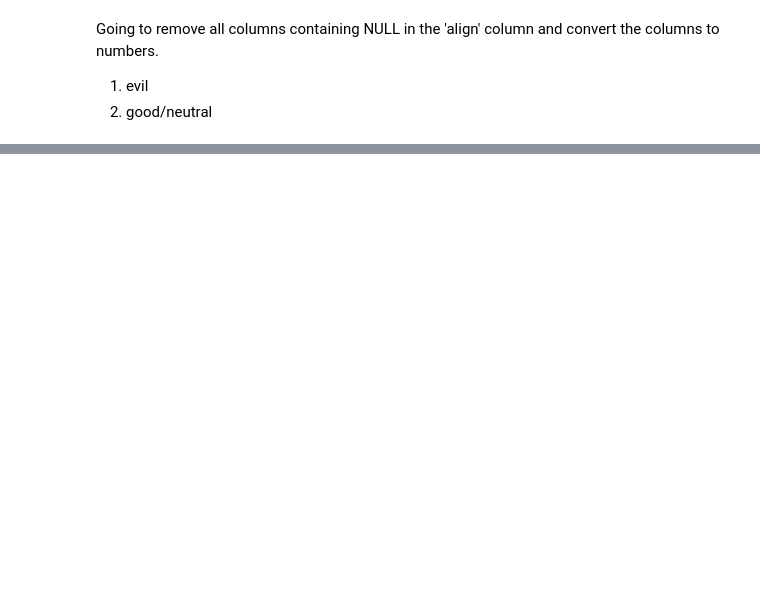
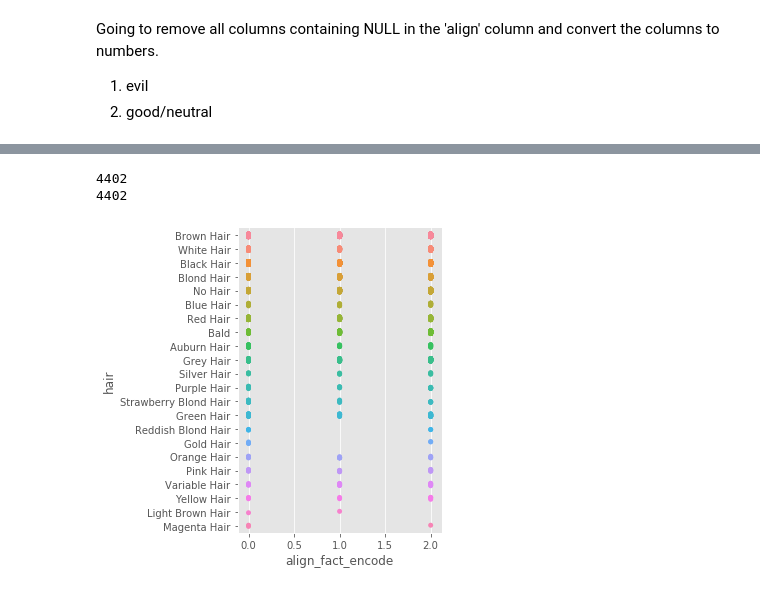
Before and after one commit to NBeez1218/Marvel_Fun, a Jupyter notebook: marvel_fun.ipynb, the cells around one changed output, grey strips where cells are left out. Cells and saved outputs as stored; diff of their text form; code cells hidden in the pictures; blank space fills up the shorter version.

```diff
--- a/marvel_fun.ipynb
+++ b/marvel_fun.ipynb
@@ -269,0 +584,15 @@ obj_df.head(3)
+# %%
+#how many different hair colors and eye colors are there?
+#makes sense there aren't any null values
+
+print(df2['eye'].count())
+print(df2['hair'].count())
+# %% [output]
+4402
+4402
+# %%
+#plotting hair color
+
+sns.catplot(x='align_fact_encode', y='hair', data=df2);
+# %% [output]
+[figure, added]
```
Also changed, not shown: parts of 59 cells of this notebook.
